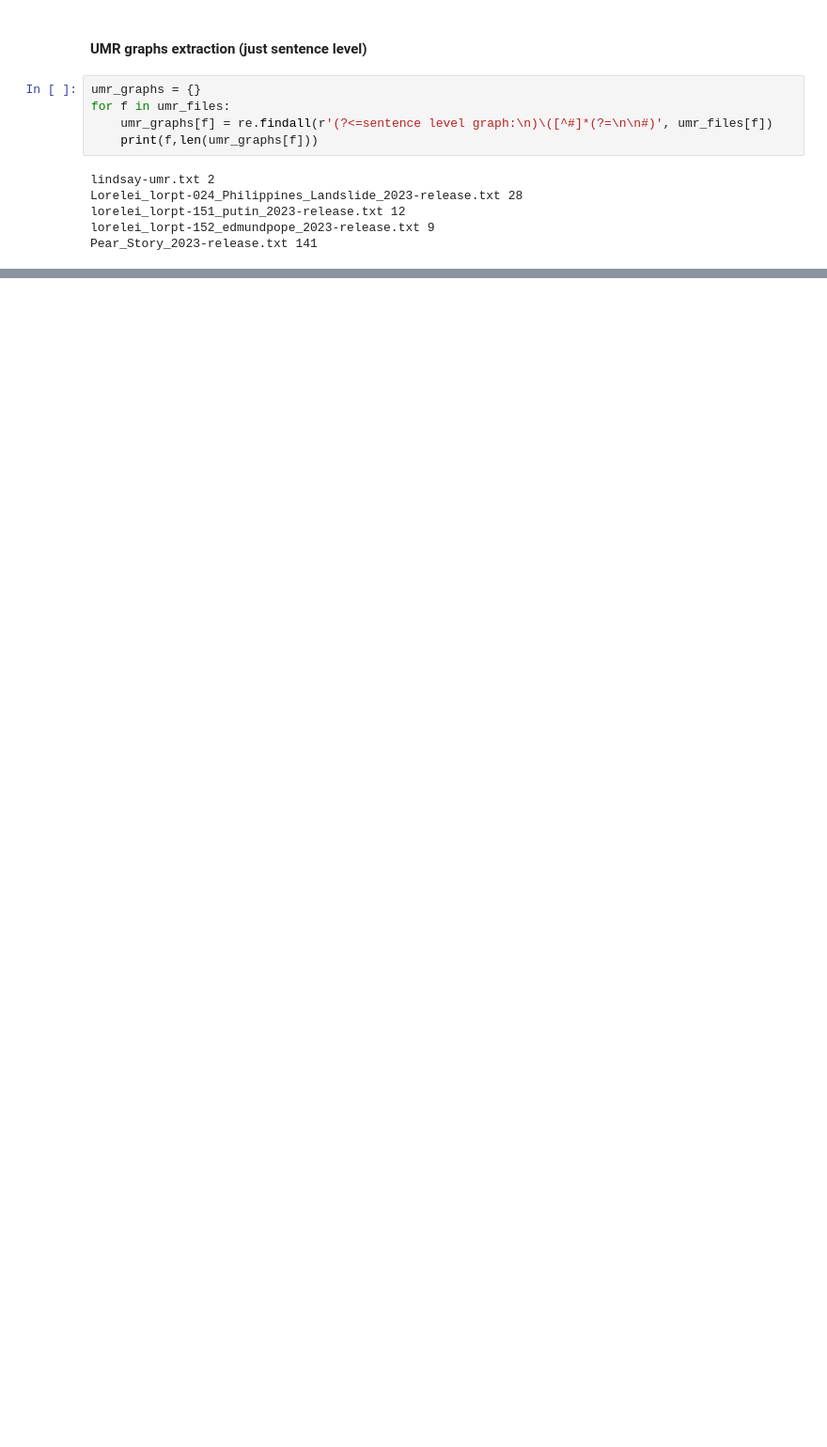
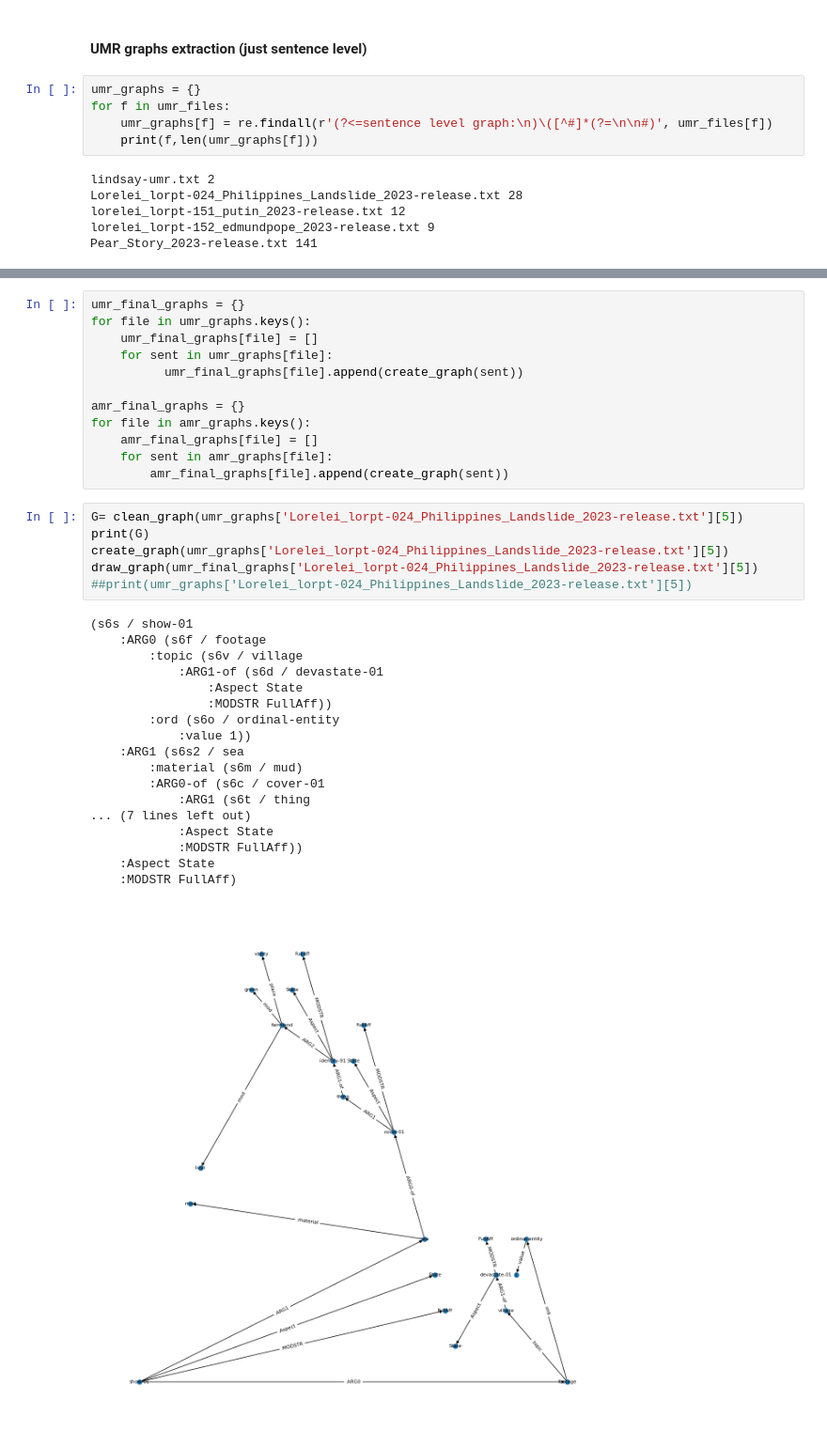
Before and after one commit to clairepost/AMRtoUMR, a Jupyter notebook: Metrics.ipynb, the cells around one changed output, grey strips where cells are left out. Shown at 94% size. Saved outputs shown, nothing was run; the diff lists cells and outputs as text; blank space fills up the shorter version.

```diff
--- a/Metrics.ipynb
+++ b/Metrics.ipynb
@@ -281,0 +315,37 @@ nx.draw_networkx_edge_labels(G,pos,edge_labels=nx.get_edge_attributes(G,'label')
+# %%
+umr_final_graphs = {}
+for file in umr_graphs.keys():
+    umr_final_graphs[file] = []
+    for sent in umr_graphs[file]:
+          umr_final_graphs[file].append(create_graph(sent))
+
+amr_final_graphs = {}
+for file in amr_graphs.keys():
+    amr_final_graphs[file] = []
+    for sent in amr_graphs[file]:
+        amr_final_graphs[file].append(create_graph(sent))
+# %%
+G= clean_graph(umr_graphs['Lorelei_lorpt-024_Philippines_Landslide_2023-release.txt'][5])
+print(G)
+create_graph(umr_graphs['Lorelei_lorpt-024_Philippines_Landslide_2023-release.txt'][5])
+draw_graph(umr_final_graphs['Lorelei_lorpt-024_Philippines_Landslide_2023-release.txt'][5])
+##print(umr_graphs['Lorelei_lorpt-024_Philippines_Landslide_2023-release.txt'][5])
+# %% [output]
+(s6s / show-01
+    :ARG0 (s6f / footage
+        :topic (s6v / village
+            :ARG1-of (s6d / devastate-01
+                :Aspect State
+                :MODSTR FullAff))
+        :ord (s6o / ordinal-entity
+            :value 1))
+    :ARG1 (s6s2 / sea
+        :material (s6m / mud)
+        :ARG0-of (s6c / cover-01
+            :ARG1 (s6t / thing
+... (7 lines left out)
+            :Aspect State
+            :MODSTR FullAff))
+    :Aspect State
+    :MODSTR FullAff)
+[figure, added]
```
Also changed, not shown: parts of 12 cells of this notebook.
